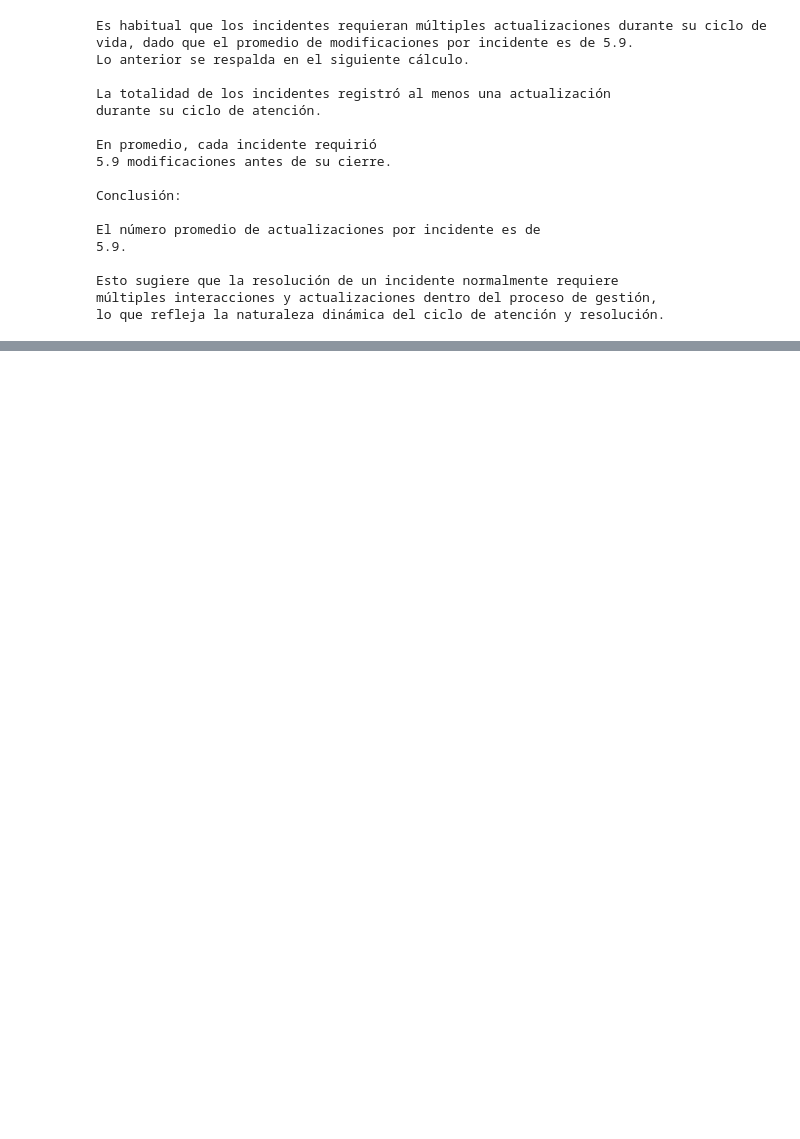
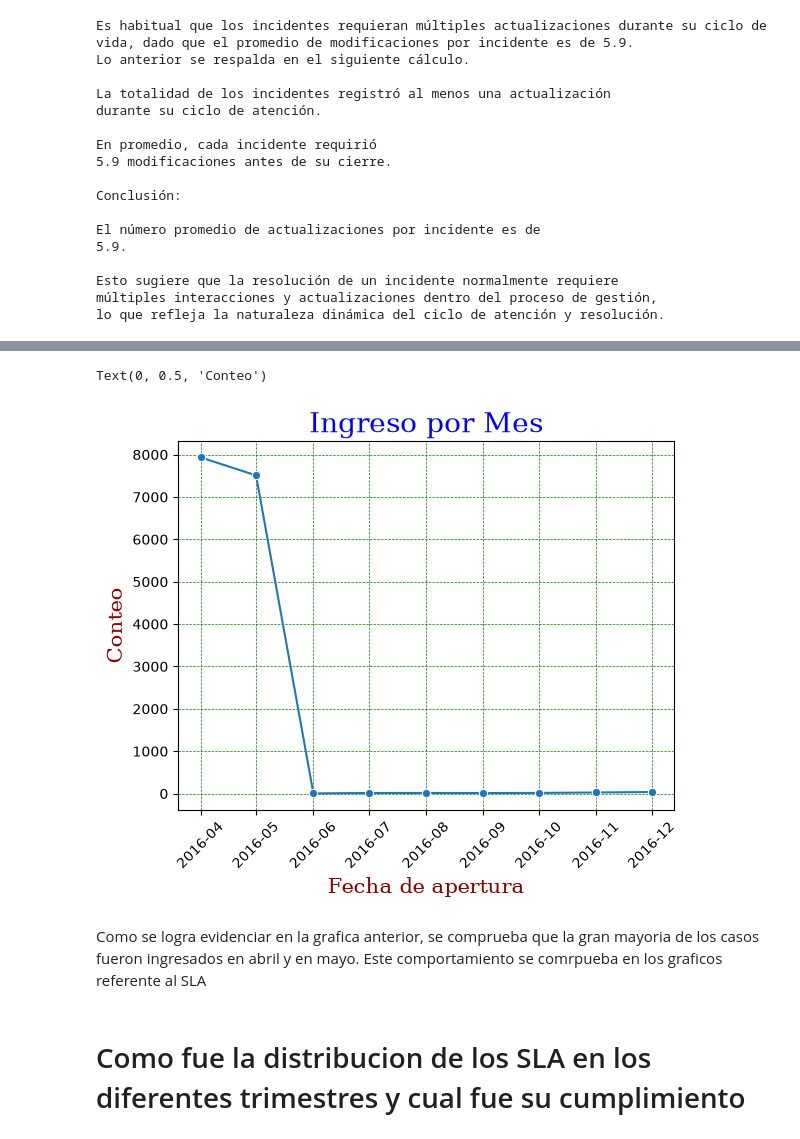
Before and after one commit to FoxJaeger007/ERP-Support-Operations-Dashboard, a Jupyter notebook: Notebooks/ERP_Incident_Analysis.ipynb, the cells around one changed output, grey strips where cells are left out. Drawn from its saved outputs; the diff is of its cells as text; code cells hidden in the pictures; blank space fills up the shorter version.

```diff
--- a/Notebooks/ERP_Incident_Analysis.ipynb
+++ b/Notebooks/ERP_Incident_Analysis.ipynb
@@ -429,0 +463,5 @@ lo que refleja la naturaleza dinámica del ciclo de atención y resolución.
+# %%
+# Se determina la fecha unica de apertura por caso
+
+df_analysis_open = df_analysis[["number","opened_at"]].drop_duplicates()["opened_at"].dt.to_period("M").dt.to_timestamp().value_counts().reset_index().sort_values("opened_at")
+df_analysis_open
@@ -429,0 +479,26 @@ lo que refleja la naturaleza dinámica del ciclo de atención y resolución.
+# %%
+# Grafico de Lineas
+
+plt.grid(color = 'green', linestyle = '--', linewidth = .5)     #Refeire a la malla
+
+sns.lineplot(
+    data=df_analysis_open,                                      #Base de datos fuente
+    x="opened_at",                                              #Columna de datos para X
+    y="count",                                                  #Columna de datos para Y
+    marker="o"                                                  #Simbolo de los puntos
+)
+
+font1 = {'family':'serif','color':'blue','size':20}             #Diccionario para personalizador de label
+font2 = {'family':'serif','color':'darkred','size':15}          #Diccionario para personalizador de label
+
+plt.title("Ingreso por Mes", fontdict = font1)                   #Titulo del Grafico
+plt.xlabel("Fecha de apertura", fontdict = font2)                             #Titulo en X
+plt.xticks(rotation=45)                                         #Para rotar el eje X
+plt.ylabel("Conteo", fontdict = font2)                         #Titulo en Y
+# %% [output]
+Text(0, 0.5, 'Conteo')
+[figure, added]
+# %% [markdown]
+Como se logra evidenciar en la grafica anterior, se comprueba que la gran mayoria de los casos fueron ingresados en abril y en mayo. Este comportamiento se comrpueba en los graficos referente al SLA
+# %% [markdown]
+# Como fue la distribucion de los SLA en los diferentes trimestres y cual fue su cumplimiento
```
Also changed, not shown: parts of 13 cells of this notebook, 1 other file.
